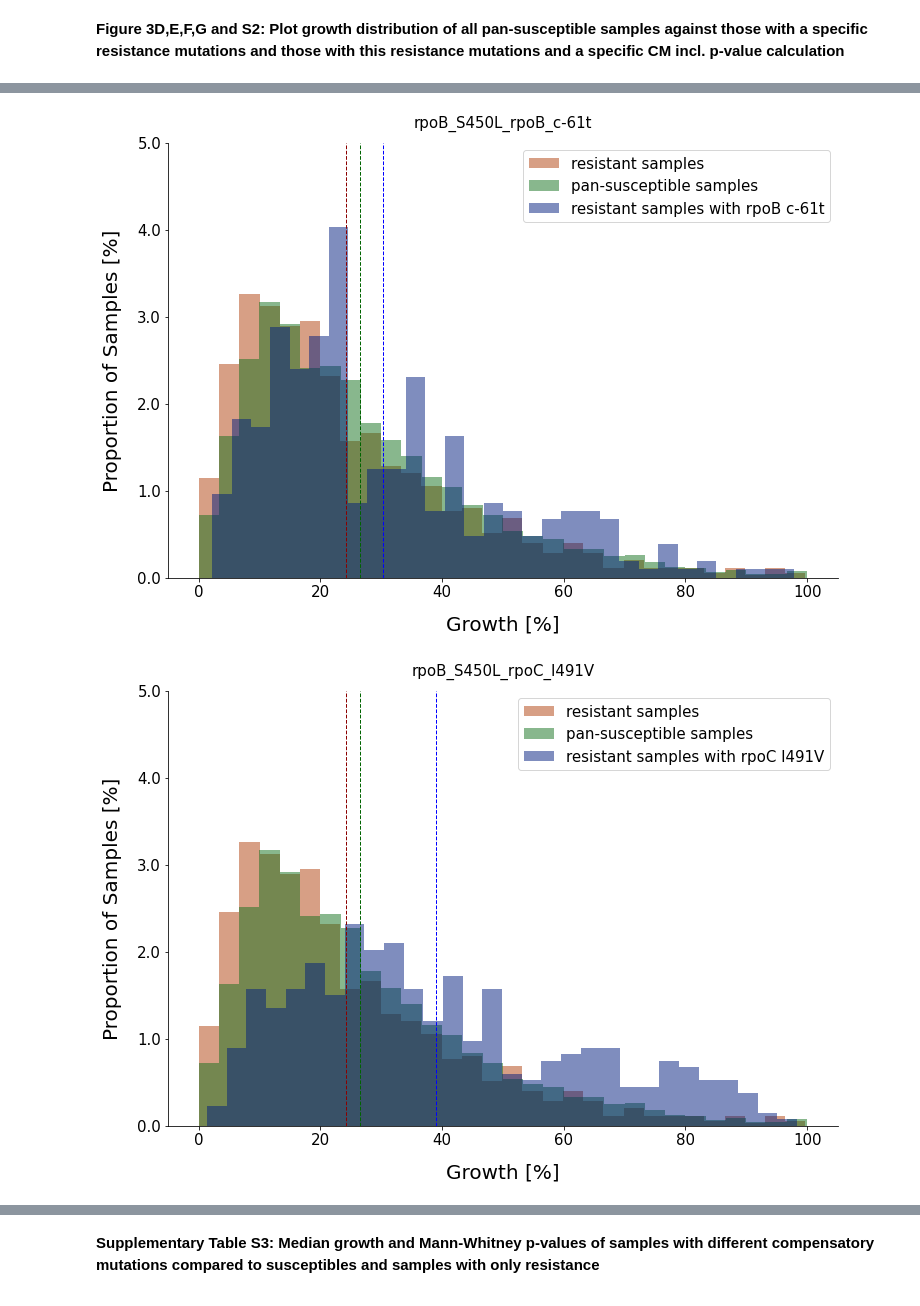
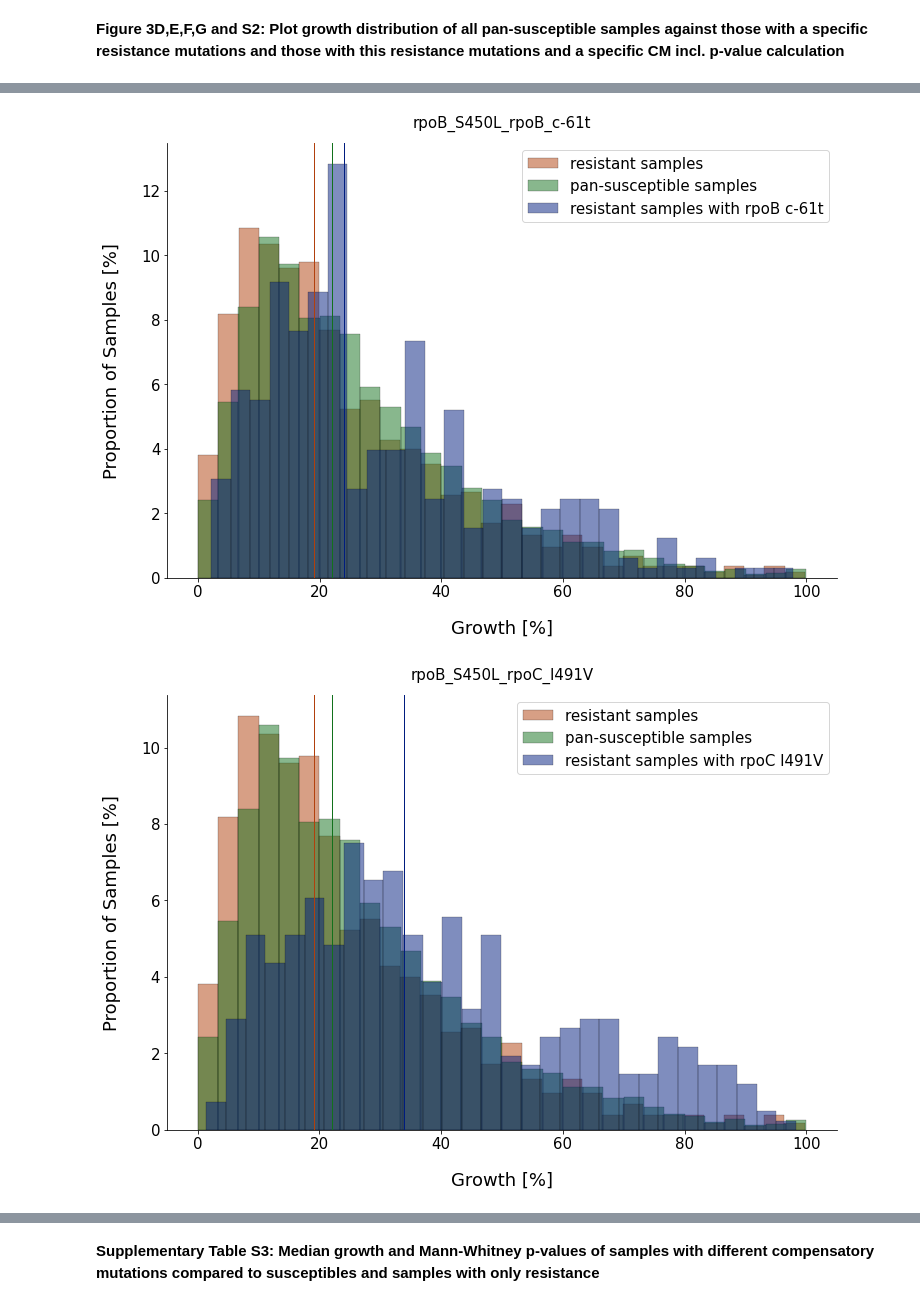
Before and after one commit to fowler-lab/tb-rnap-compensation, a Jupyter notebook: Recreate_figures_paper.ipynb, the cells around one changed output, grey strips where cells are left out. Drawn from its saved outputs; the diff is of its cells as text; code cells hidden in the pictures.

```diff
--- a/Recreate_figures_paper.ipynb
+++ b/Recreate_figures_paper.ipynb
@@ -932,7 +811,7 @@ print('resistant to susceptible:',p1, 'p-value to res', p2, 'p-value to sus', p3
 #calculate and print confidence intervals
 for state in (resistant, susceptible, resistant_CM):
     state = (state,)
-    CI = bootstrap(state, numpy.std, confidence_level = 0.95, n_resamples = 1000)
+    CI = bootstrap(state, numpy.mean, confidence_level = 0.95, n_resamples = 1000)
     print(CI.confidence_interval)
 
 #plot growth distributions
@@ -1131,31 +1140,29 @@ for i, combination in enumerate(combinations):
 
     #plot growth distributions below p-value cut-off
     if p2 < (0.01):
+
         fig, ax = plt.subplots()
         ax.spines["top"].set_visible(False)
         ax.spines["right"].set_visible(False)
         fig.set_size_inches(12, 8)
 
-        plt.hist(resistant, bins = 30, alpha = 0.5, label="resistant samples", density = True, color = colors[1])
-        plt.axvline(numpy.mean(resistant), color = 'darkred', linestyle = 'dashed', linewidth = 1)
+        sns.histplot(data = resistant, bins = 30, alpha = 0.5, label="resistant samples", stat = "percent",
+             color = colors[1], edgecolor='k', linewidth = 0.2)
+        plt.axvline(resistant.median(), color = colors[1], linewidth = 1)
 
-        plt.hist(susceptible, bins = 30, alpha = 0.5, label = "pan-susceptible samples",
-                 density = True, color = colors[2])
-        plt.axvline(numpy.mean(susceptible), color = 'darkgreen', linestyle = 'dashed', linewidth = 1)
+        sns.histplot(data = susceptible, bins = 30, alpha = 0.5, label="pan-susceptible samples", stat = "percent",
+             color = colors[2], edgecolor='k', linewidth = 0.2)
+        plt.axvline(susceptible.median(), color = colors[2], linewidth = 1)
 
-        plt.hist(resistant_CM, bins = 30, alpha = 0.5,
-                 label = "resistant samples with " + combination[11:15] + ' ' + combination[16:],
-                 density = True, color = colors[0])
-        plt.axvline(numpy.mean(resistant_CM), color = 'b', linestyle = 'dashed', linewidth = 1)
+        sns.histplot(data = resistant_CM, bins = 30, alpha = 0.5, label="resistant samples with " + combination[11:15] + ' ' + combination[16:], stat = "percent",
+             color = colors[0], edgecolor='k', linewidth = 0.2)
+        plt.axvline(resistant_CM.median(), color = colors[0], linewidth = 1)
 
-        plt.xlabel("Growth [%]", size = 20, labelpad = 15)
-        plt.ylabel("Proportion of Samples [%]", size = 20, labelpad = 15)
+        plt.xlabel("Growth [%]", size = 18, labelpad = 20)
+        plt.ylabel("Proportion of Samples [%]", size = 18, labelpad = 20)
 
         plt.xticks(fontsize = 15)
-
-        y = [0.000, 0.01, 0.02, 0.03, 0.04, 0.05]
-        values = [0.0, 1.0, 2.0, 3.0, 4.0, 5.0]
-        plt.yticks(y, values, fontsize = 15)
+        plt.yticks(fontsize = 15)
 
         plt.legend(loc = 'upper right', fontsize = 15)
         plt.title(combination, fontsize = 15, pad = 15)
@@ -1163,5 +1170,10 @@ for i, combination in enumerate(combinations):
         #save p-values and medians
         p_values_medians.append([combination[11:], round(numpy.mean(resistant_CM), 2),
                                  str(p2), str(p3), len(resistant_CM)])
+
+        stats.append([combination[11:], round(resistant_CM.median(), 2),
+              bootstrap((resistant_CM,), numpy.median, confidence_level = 0.95).confidence_interval.low,
+              bootstrap((resistant_CM,), numpy.median, confidence_level = 0.95).confidence_interval.high,
+              str(p2), str(p3), round(numpy.mean(resistant_CM), 2), len(resistant_CM)])
 # %% [output]
 rpoB_S450L_rpoC_E1092D resistant to susceptible: 3.650214223947624e-06 resistant to resistant + CMs 3.139867119343947e-13 susceptible to resistant + CMs 2.7820591307339676e-09
@@ -1186,2 +1198,2 @@ ConfidenceInterval(low=8.615980419776056, high=14.6411224520689)
-[figure, old version]
+[figure, new version]
-[figure, old version]
+[figure, new version]
```
Also changed, not shown: parts of 19 cells of this notebook.
